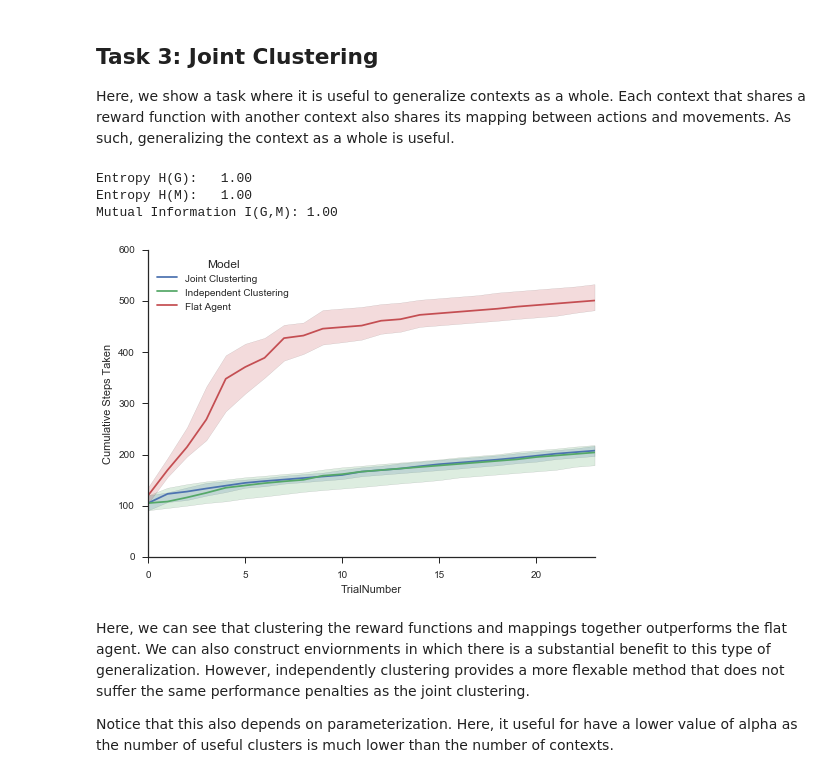
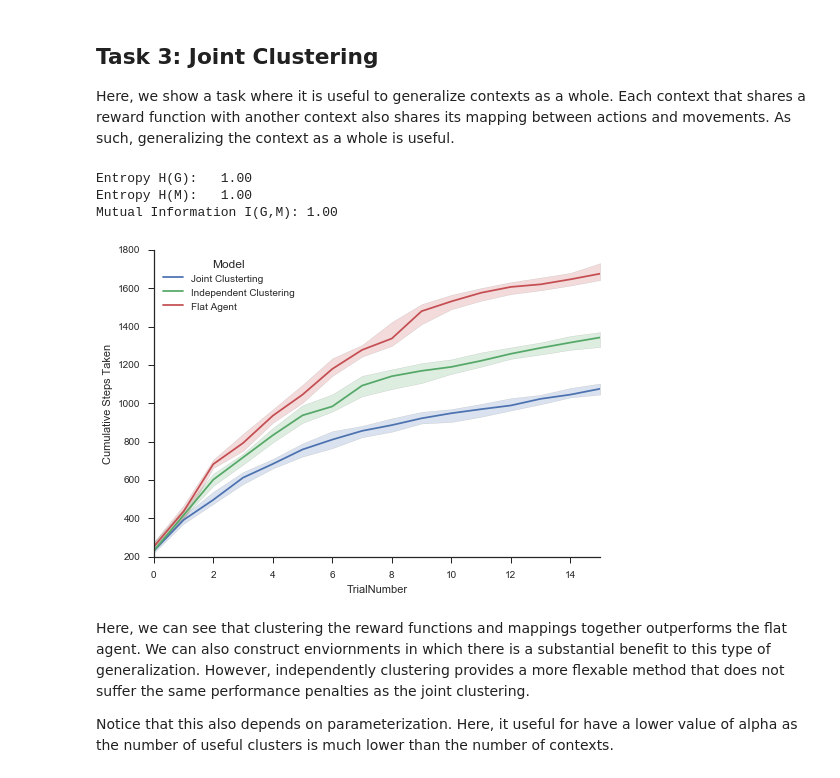
Before and after one commit to nicktfranklin/IndependentClusters, a Jupyter notebook: Demonstration.ipynb, the cells around one changed output. Drawn from its saved outputs; the diff is of its cells as text; code cells hidden in the pictures.

```diff
--- a/Demonstration.ipynb
+++ b/Demonstration.ipynb
@@ -77,14 +77,14 @@ goal_locations = {
 
 
 # assign goals and mappings to contexts
-context_goals = [0, 1, 2, 3, 0, 3]
-context_maps =  [0, 0, 0, 0, 1, 1]
+context_goals = [0, 3, 0, 3]
+context_maps =  [0, 0, 1, 1]
 
 # randomly start the agent somewhere in the middle of the map
 start_locations = [(x, y) for x in range(1, 5) for y in range(1, 5)]
 
 # the number of times each context is shown
-context_balance = [2, 2, 6, 6, 4, 4]
+context_balance = [3, 3, 3, 3]
 
 # the hazard rate determines a degree of auto correlation in the context orders. This is
 # useful in human studies. The hazard rates is the defined by the probability of a
@@ -177,8 +177,8 @@ Here, we show a task where it is useful to generalize contexts as a whole. Each
 grid_world_size = (6, 6)
 
 # define the mappings for each context, where the ith mapping belongs the ith context
-context_goals = [0, 0, 0, 3, 3, 3]
-context_maps =  [0, 0, 0, 1, 1, 1]
+context_goals = [0, 0, 3, 3]
+context_maps =  [0, 0, 1, 1]
 
 # define goal locations
 goal_locations = {
@@ -187,36 +187,36 @@ goal_locations = {
     2:(5, 0),
     3:(5, 5),
 }
 
 start_locations = [(x, y) for x in range(1, 5) for y in range(1, 5)]
-context_balance = [4, 4, 4, 4, 4, 4]
+context_balance = [4, 4, 4, 4]
 
 
 # randomly start the agent somewhere in the middle of the map
 start_locations = [(1, 1)]
 task_kwargs = dict(context_balance=context_balance,
                    context_goals=[goal_locations[g] for g in context_goals],
                    context_maps=[mapping_definitions[m] for m in context_maps],
                    hazard_rates=hazard_rates, start_locations=start_locations,
                    grid_world_size=grid_world_size,
                    list_goal_priors=goal_locations.values())
 
-results = simulate_task(n_sim, task_kwargs, alpha=1.0)
+results = simulate_task(n_sim, task_kwargs, alpha=0.5)
 
 
 print "Entropy H(G):   %.2f" % list_entropy(context_goals)
 print "Entropy H(M):   %.2f" % list_entropy(context_maps)
 print "Mutual Information I(G,M): %.2f" % mutual_information(context_goals, context_maps)
 
 tsplot_kwargs['data'] = results[results['In goal']]
 with sns.axes_style('ticks'):
     sns.tsplot(**tsplot_kwargs)
     sns.despine()
 # %% [output]
 Entropy H(G):   1.00
 Entropy H(M):   1.00
 Mutual Information I(G,M): 1.00
-[figure, old version]
+[figure, new version]
 # %% [markdown]
 Here, we can see that clustering the reward functions and mappings together outperforms the flat agent. We can also construct enviornments in which there is a substantial benefit to this type of generalization. However, independently clustering provides a more flexable method that does not suffer the same performance penalties as the joint clustering.
 
```
Also changed, not shown: parts of 4 cells of this notebook, 1 other file.
